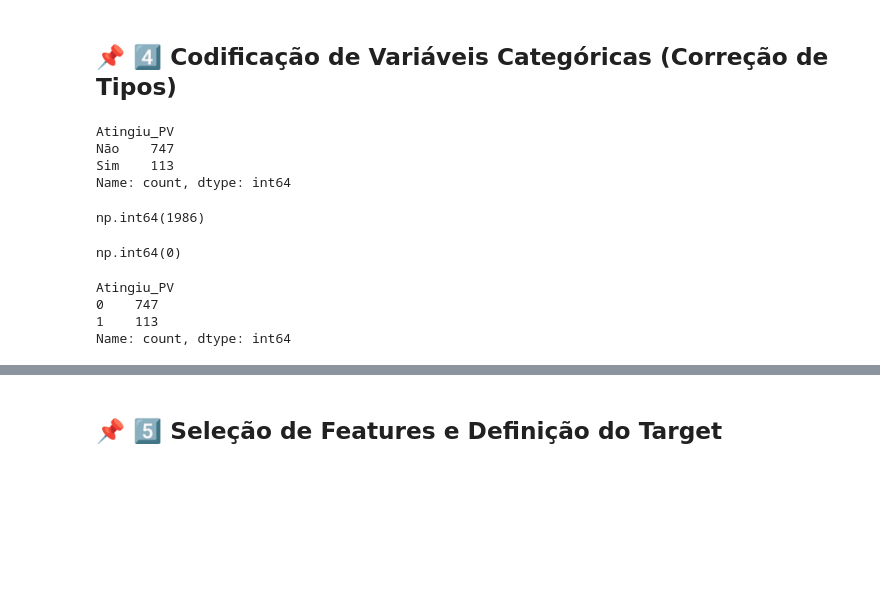
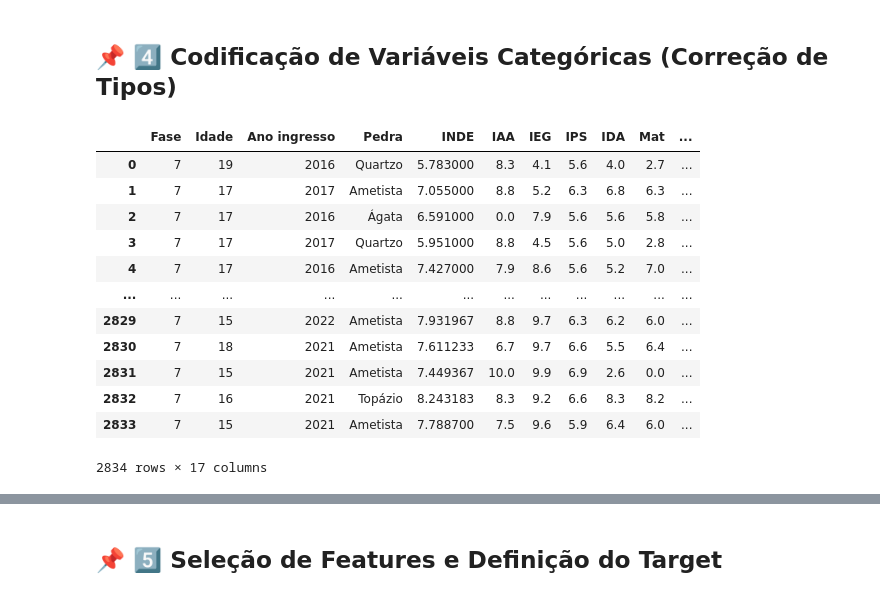
Before and after one commit to alexandreaquiles/postech-fiap-dtat-datathon-fase5, a Jupyter notebook: 5dtat_datathon_fase5.ipynb, the cells around one changed output, grey strips where cells are left out. Drawn from its saved outputs; the diff is of its cells as text; code cells hidden in the pictures; blank space fills up the shorter version.

```diff
--- a/5dtat_datathon_fase5.ipynb
+++ b/5dtat_datathon_fase5.ipynb
@@ -443,31 +673,20 @@ memory usage: 1.3+ MB
 # %% [markdown]
 ## 📌 4️⃣ Codificação de Variáveis Categóricas (Correção de Tipos)
-# %%
-df_final['Atingiu_PV'].value_counts()
-# %% [output]
-Atingiu_PV
-Não    747
-Sim    113
-Name: count, dtype: int64
-# %%
-df_final['Atingiu_PV'].isna().sum()
-# %% [output]
-np.int64(1986)
-# %%
-df_final = df_final.dropna(subset=["Atingiu_PV"])
-# %%
-df_final['Atingiu_PV'].isna().sum()
-# %% [output]
-np.int64(0)
-# %%
-le = LabelEncoder()
-df_final["Atingiu_PV"] = le.fit_transform(df_final["Atingiu_PV"])
-df_final['Atingiu_PV'].value_counts()
-# %% [output]
-Atingiu_PV
-0    747
-1    113
-Name: count, dtype: int64
 # %%
-#  categorias sem relação de ordem
-df_final = pd.get_dummies(df_final, columns=['Gênero', 'Instituição de ensino', 'Escola', 'Ativo/ Inativo'])
+#  categorias sem relação de ordem com poucos valores
+df_final = pd.get_dummies(df_final, columns=['Gênero'])
+df_final
+# %% [output]
+|  | Fase | Idade | Ano ingresso | Pedra | INDE | IAA | IEG | IPS | IDA | Mat | ... |
+| 0 | 7 | 19 | 2016 | Quartzo | 5.783000 | 8.3 | 4.1 | 5.6 | 4.0 | 2.7 | ... |
+| 1 | 7 | 17 | 2017 | Ametista | 7.055000 | 8.8 | 5.2 | 6.3 | 6.8 | 6.3 | ... |
+| 2 | 7 | 17 | 2016 | Ágata | 6.591000 | 0.0 | 7.9 | 5.6 | 5.6 | 5.8 | ... |
+| 3 | 7 | 17 | 2017 | Quartzo | 5.951000 | 8.8 | 4.5 | 5.6 | 5.0 | 2.8 | ... |
+| 4 | 7 | 17 | 2016 | Ametista | 7.427000 | 7.9 | 8.6 | 5.6 | 5.2 | 7.0 | ... |
+| ... | ... | ... | ... | ... | ... | ... | ... | ... | ... | ... | ... |
+| 2829 | 7 | 15 | 2022 | Ametista | 7.931967 | 8.8 | 9.7 | 6.3 | 6.2 | 6.0 | ... |
+| 2830 | 7 | 18 | 2021 | Ametista | 7.611233 | 6.7 | 9.7 | 6.6 | 5.5 | 6.4 | ... |
+| 2831 | 7 | 15 | 2021 | Ametista | 7.449367 | 10.0 | 9.9 | 6.9 | 2.6 | 0.0 | ... |
+| 2832 | 7 | 16 | 2021 | Topázio | 8.243183 | 8.3 | 9.2 | 6.6 | 8.3 | 8.2 | ... |
+| 2833 | 7 | 15 | 2021 | Ametista | 7.788700 | 7.5 | 9.6 | 5.9 | 6.4 | 6.0 | ... |
+2834 rows × 17 columns
```
Also changed, not shown: parts of 58 cells of this notebook.
